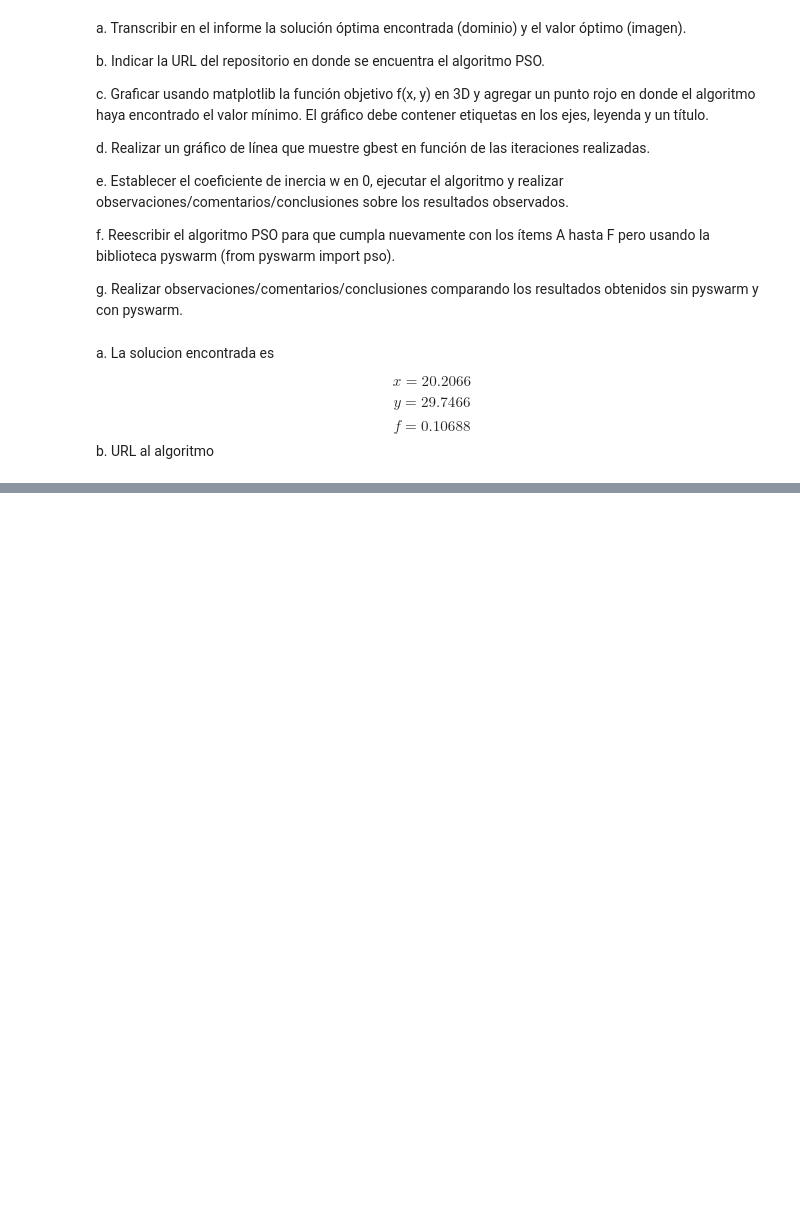
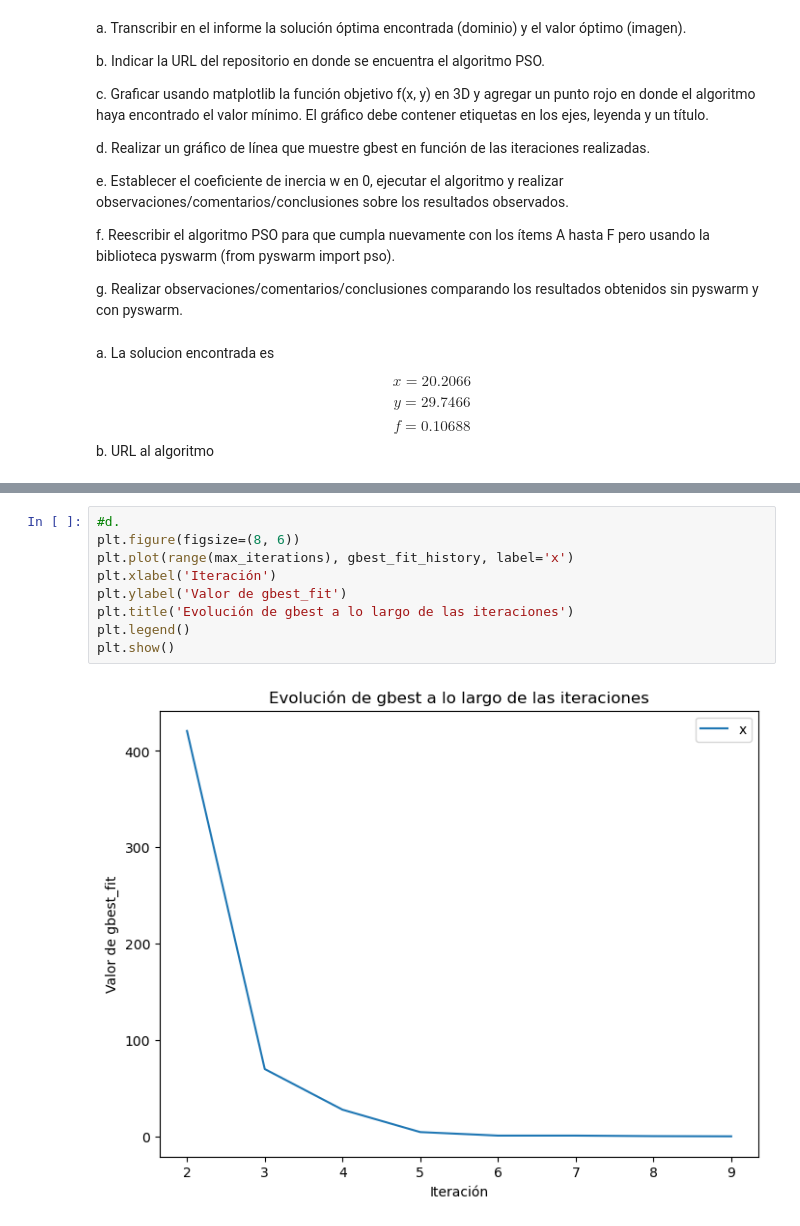
Before and after one commit to gx-ceia-tps/evolutionary-algorithms, a Jupyter notebook: ea-tp2/TP2.ipynb, the cells around one changed output, grey strips where cells are left out. Cells and saved outputs as stored; diff of their text form; blank space fills up the shorter version.

```diff
--- a/ea-tp2/TP2.ipynb
+++ b/ea-tp2/TP2.ipynb
@@ -325,0 +403,11 @@ plt.show()
+# %%
+#d.
+plt.figure(figsize=(8, 6))
+plt.plot(range(max_iterations), gbest_fit_history, label='x')
+plt.xlabel('Iteración')
+plt.ylabel('Valor de gbest_fit')
+plt.title('Evolución de gbest a lo largo de las iteraciones')
+plt.legend()
+plt.show()
+# %% [output]
+[figure, added]
```
Also changed, not shown: parts of 7 cells of this notebook, 1 other file.
